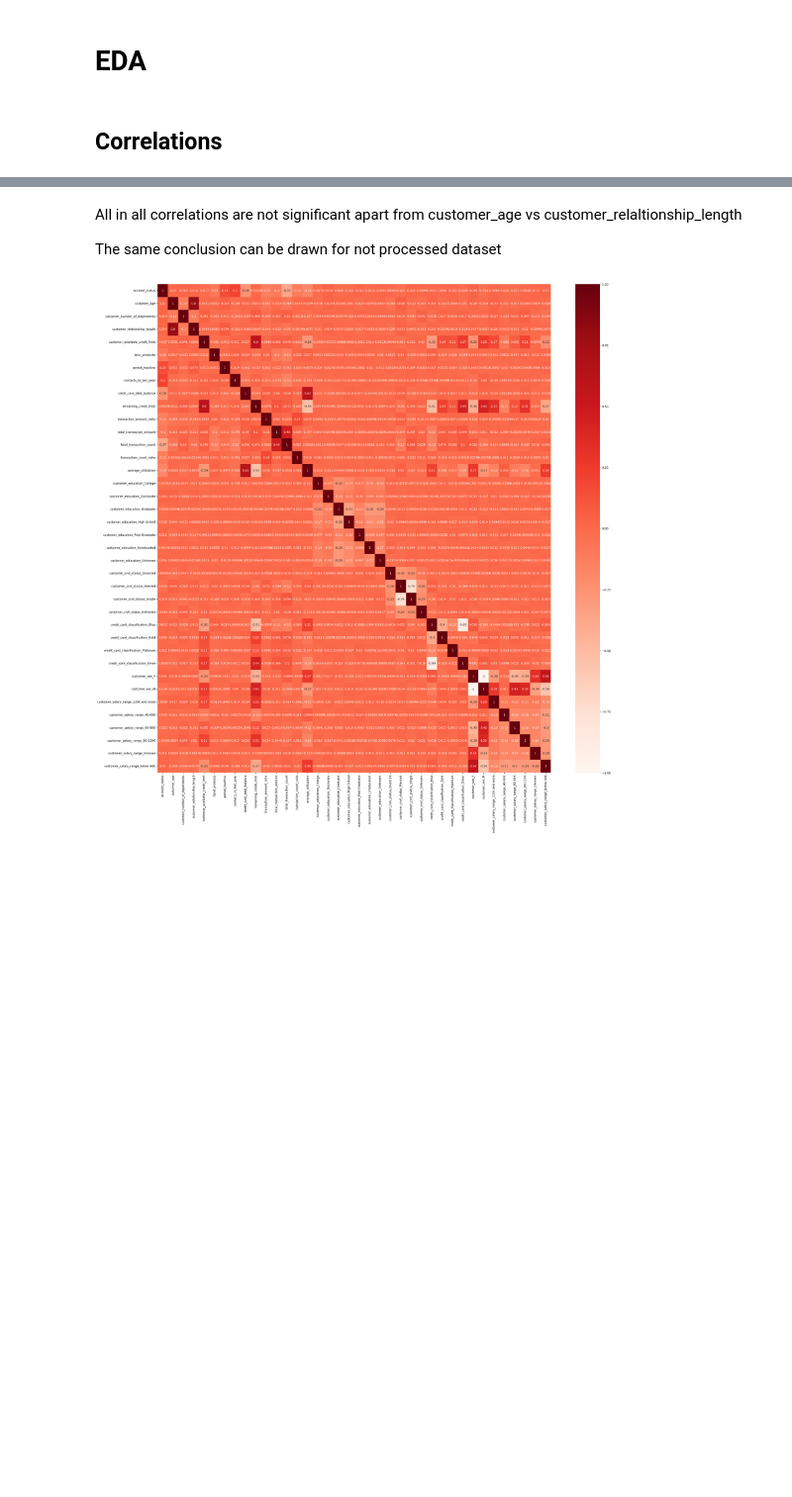
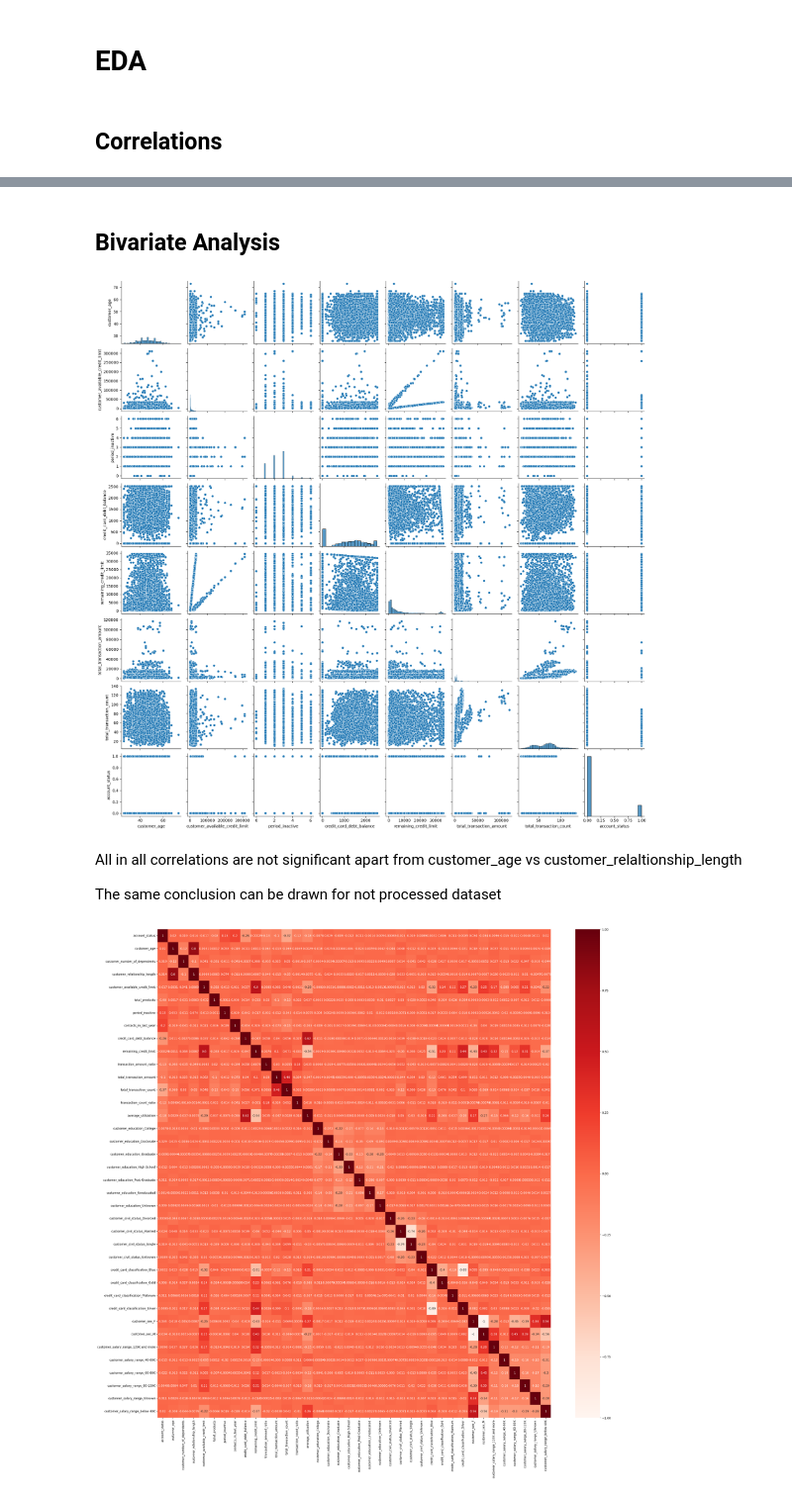
Before and after one commit to jtbandurski/ML-1-Project, a Jupyter notebook: classification/EDA.ipynb, the cells around one changed output, grey strips where cells are left out. Shown at 99% size. Saved outputs shown, nothing was run; the diff lists cells and outputs as text; code cells hidden in the pictures; blank space fills up the shorter version.

```diff
--- a/classification/EDA.ipynb
+++ b/classification/EDA.ipynb
@@ -18,3 +223,16 @@ client_attrition_not_processed['account_status'] = client_attrition_not_processe
+# %% [markdown]
+## Bivariate Analysis
+# %%
+# for col1 in client_attrition.columns:
+#     for col2 in client_attrition.columns:
+#         if col1!=col2:
+#             sns.scatterplot(x=col1, y=col2, data=client_attrition)
+#             plt.show()
+sns.pairplot(client_attrition[['customer_age','customer_available_credit_limit', 'period_inactive','credit_card_debt_balance', 'remaining_credit_limit', 'total_transaction_amount',
+       'total_transaction_count', 'account_status','customer_sex', 'customer_education', 'customer_civil_status', 'customer_salary_range', 'credit_card_classification']])
+plt.show()
+# %% [output]
+[figure, added]
 # %% [markdown]
 All in all correlations are not significant apart from customer_age vs customer_relaltionship_length
 
```
Also changed, not shown: parts of 7 cells of this notebook.
